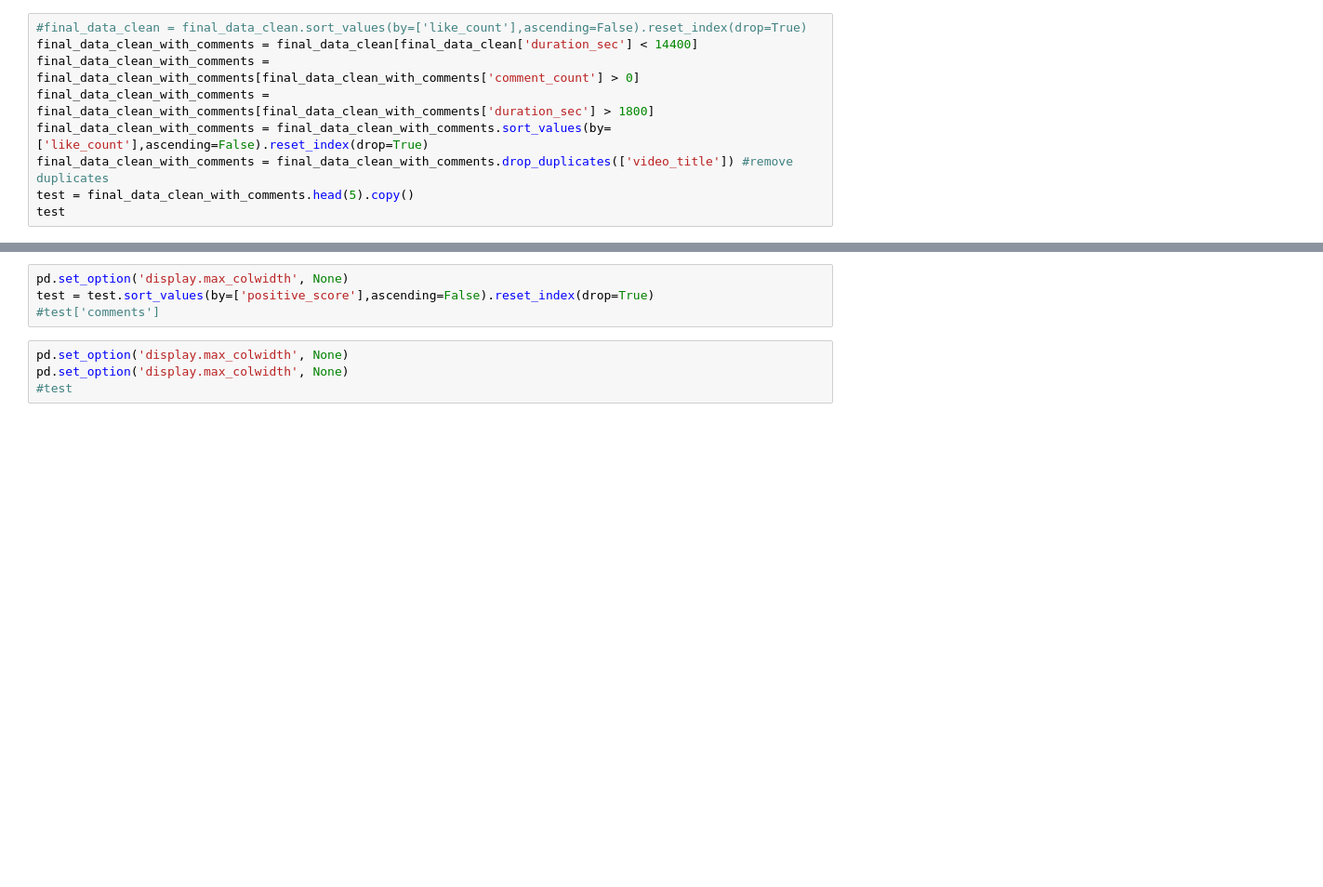
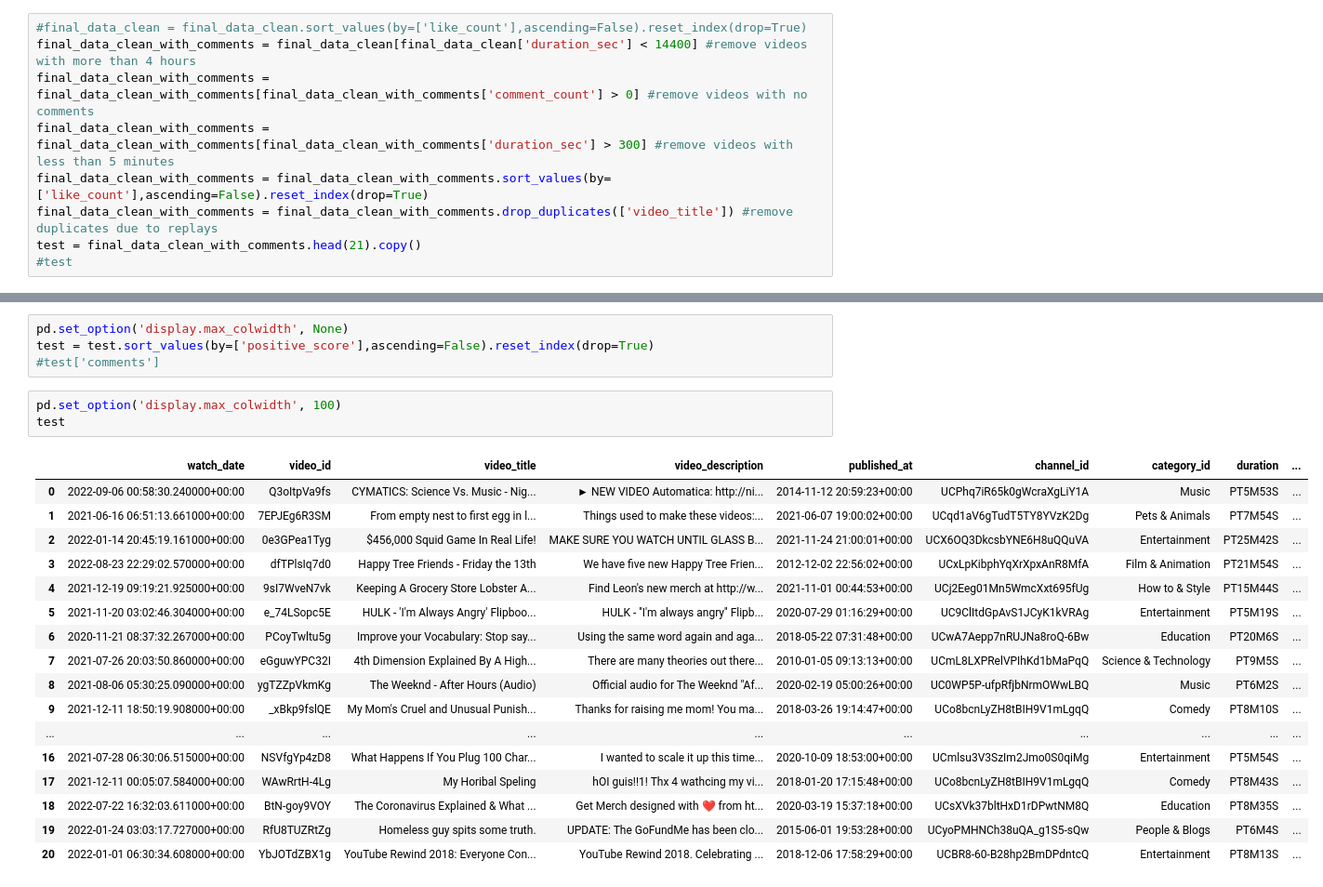
Before and after one commit to DontBlamethegenes/youtube-rewatch-recommendations, a Jupyter notebook: youtube_history_analysis.ipynb, the cells around one changed output, grey strips where cells are left out. Shown at 93% size. Cells and saved outputs as stored; diff of their text form; blank space fills up the shorter version.

```diff
--- a/youtube_history_analysis.ipynb
+++ b/youtube_history_analysis.ipynb
@@ -565,10 +620,10 @@ fig.savefig("mostReplayed.png", bbox_inches='tight', pad_inches=0.4, dpi=600)
 # Do I watch popular videos?
 # %%
 #final_data_clean = final_data_clean.sort_values(by=['like_count'],ascending=False).reset_index(drop=True)
-final_data_clean_with_comments = final_data_clean[final_data_clean['duration_sec'] < 14400]
-final_data_clean_with_comments = final_data_clean_with_comments[final_data_clean_with_comments['comment_count'] > 0]
-final_data_clean_with_comments = final_data_clean_with_comments[final_data_clean_with_comments['duration_sec'] > 1800]
+final_data_clean_with_comments = final_data_clean[final_data_clean['duration_sec'] < 14400] #remove videos with more than 4 hours
+final_data_clean_with_comments = final_data_clean_with_comments[final_data_clean_with_comments['comment_count'] > 0] #remove videos with no comments
+final_data_clean_with_comments = final_data_clean_with_comments[final_data_clean_with_comments['duration_sec'] > 300] #remove videos with less than 5 minutes
 final_data_clean_with_comments = final_data_clean_with_comments.sort_values(by=['like_count'],ascending=False).reset_index(drop=True)
-final_data_clean_with_comments = final_data_clean_with_comments.drop_duplicates(['video_title']) #remove duplicates
-test = final_data_clean_with_comments.head(5).copy()
-test
+final_data_clean_with_comments = final_data_clean_with_comments.drop_duplicates(['video_title']) #remove duplicates due to replays
+test = final_data_clean_with_comments.head(21).copy()
+#test
@@ -822,6 +873,23 @@ pd.set_option('display.max_colwidth', None)
 test = test.sort_values(by=['positive_score'],ascending=False).reset_index(drop=True)
 #test['comments']
 # %%
-pd.set_option('display.max_colwidth', None)
-pd.set_option('display.max_colwidth', None)
-#test
+pd.set_option('display.max_colwidth', 100)
+test
+# %% [output]
+|  | watch_date | video_id | video_title | video_description | published_at | channel_id | category_id | duration | ... |
+| 0 | 2022-09-06 00:58:30.240000+00:00 | Q3oItpVa9fs | CYMATICS: Science Vs. Music - Nig... | ► NEW VIDEO Automatica: http://ni... | 2014-11-12 20:59:23+00:00 | UCPhq7iR65k0gWcraXgLiY1A | Music | PT5M53S | ... |
+| 1 | 2021-06-16 06:51:13.661000+00:00 | 7EPJEg6R3SM | From empty nest to first egg in l... | Things used to make these videos:... | 2021-06-07 19:00:02+00:00 | UCqd1aV6gTudT5TY8YVzK2Dg | Pets & Animals | PT7M54S | ... |
+| 2 | 2022-01-14 20:45:19.161000+00:00 | 0e3GPea1Tyg | $456,000 Squid Game In Real Life! | MAKE SURE YOU WATCH UNTIL GLASS B... | 2021-11-24 21:00:01+00:00 | UCX6OQ3DkcsbYNE6H8uQQuVA | Entertainment | PT25M42S | ... |
+| 3 | 2022-08-23 22:29:02.570000+00:00 | dfTPlsIq7d0 | Happy Tree Friends - Friday the 13th | We have five new Happy Tree Frien... | 2012-12-02 22:56:02+00:00 | UCxLpKibphYqXrXpxAnR8MfA | Film & Animation | PT21M54S | ... |
+| 4 | 2021-12-19 09:19:21.925000+00:00 | 9sI7WveN7vk | Keeping A Grocery Store Lobster A... | Find Leon's new merch at http://w... | 2021-11-01 00:44:53+00:00 | UCj2Eeg01Mn5WmcXxt695fUg | How to & Style | PT15M44S | ... |
+| 5 | 2021-11-20 03:02:46.304000+00:00 | e_74LSopc5E | HULK - 'I'm Always Angry' Flipboo... | HULK - ''I'm always angry'' Flipb... | 2020-07-29 01:16:29+00:00 | UC9ClItdGpAvS1JCyK1kVRAg | Entertainment | PT5M19S | ... |
+| 6 | 2020-11-21 08:37:32.267000+00:00 | PCoyTwltu5g | Improve your Vocabulary: Stop say... | Using the same word again and aga... | 2018-05-22 07:31:48+00:00 | UCwA7Aepp7nRUJNa8roQ-6Bw | Education | PT20M6S | ... |
+| 7 | 2021-07-26 20:03:50.860000+00:00 | eGguwYPC32I | 4th Dimension Explained By A High... | There are many theories out there... | 2010-01-05 09:13:13+00:00 | UCmL8LXPRelVPIhKd1bMaPqQ | Science & Technology | PT9M5S | ... |
+| 8 | 2021-08-06 05:30:25.090000+00:00 | ygTZZpVkmKg | The Weeknd - After Hours (Audio) | Official audio for The Weeknd "Af... | 2020-02-19 05:00:26+00:00 | UC0WP5P-ufpRfjbNrmOWwLBQ | Music | PT6M2S | ... |
+| 9 | 2021-12-11 18:50:19.908000+00:00 | _xBkp9fslQE | My Mom's Cruel and Unusual Punish... | Thanks for raising me mom! You ma... | 2018-03-26 19:14:47+00:00 | UCo8bcnLyZH8tBIH9V1mLgqQ | Comedy | PT8M10S | ... |
+| ... | ... | ... | ... | ... | ... | ... | ... | ... | ... |
+| 16 | 2021-07-28 06:30:06.515000+00:00 | NSVfgYp4zD8 | What Happens If You Plug 100 Char... | I wanted to scale it up this time... | 2020-10-09 18:53:00+00:00 | UCmlsu3V3SzIm2Jmo0S0qiMg | Entertainment | PT5M54S | ... |
+| 17 | 2021-12-11 00:05:07.584000+00:00 | WAwRrtH-4Lg | My Horibal Speling | hOI guis!!1! Thx 4 wathcing my vi... | 2018-01-20 17:15:48+00:00 | UCo8bcnLyZH8tBIH9V1mLgqQ | Comedy | PT8M43S | ... |
+| 18 | 2022-07-22 16:32:03.611000+00:00 | BtN-goy9VOY | The Coronavirus Explained & What ... | Get Merch designed with ❤ from ht... | 2020-03-19 15:37:18+00:00 | UCsXVk37bltHxD1rDPwtNM8Q | Education | PT8M35S | ... |
+| 19 | 2022-01-24 03:03:17.727000+00:00 | RfU8TUZRtZg | Homeless guy spits some truth. | UPDATE: The GoFundMe has been clo... | 2015-06-01 19:53:28+00:00 | UCyoPMHNCh38uQA_g1S5-sQw | People & Blogs | PT6M4S | ... |
+| 20 | 2022-01-01 06:30:34.608000+00:00 | YbJOTdZBX1g | YouTube Rewind 2018: Everyone Con... | YouTube Rewind 2018. Celebrating ... | 2018-12-06 17:58:29+00:00 | UCBR8-60-B28hp2BmDPdntcQ | Entertainment | PT8M13S | ... |
```
Also changed, not shown: parts of 44 cells of this notebook, 2 other files.
